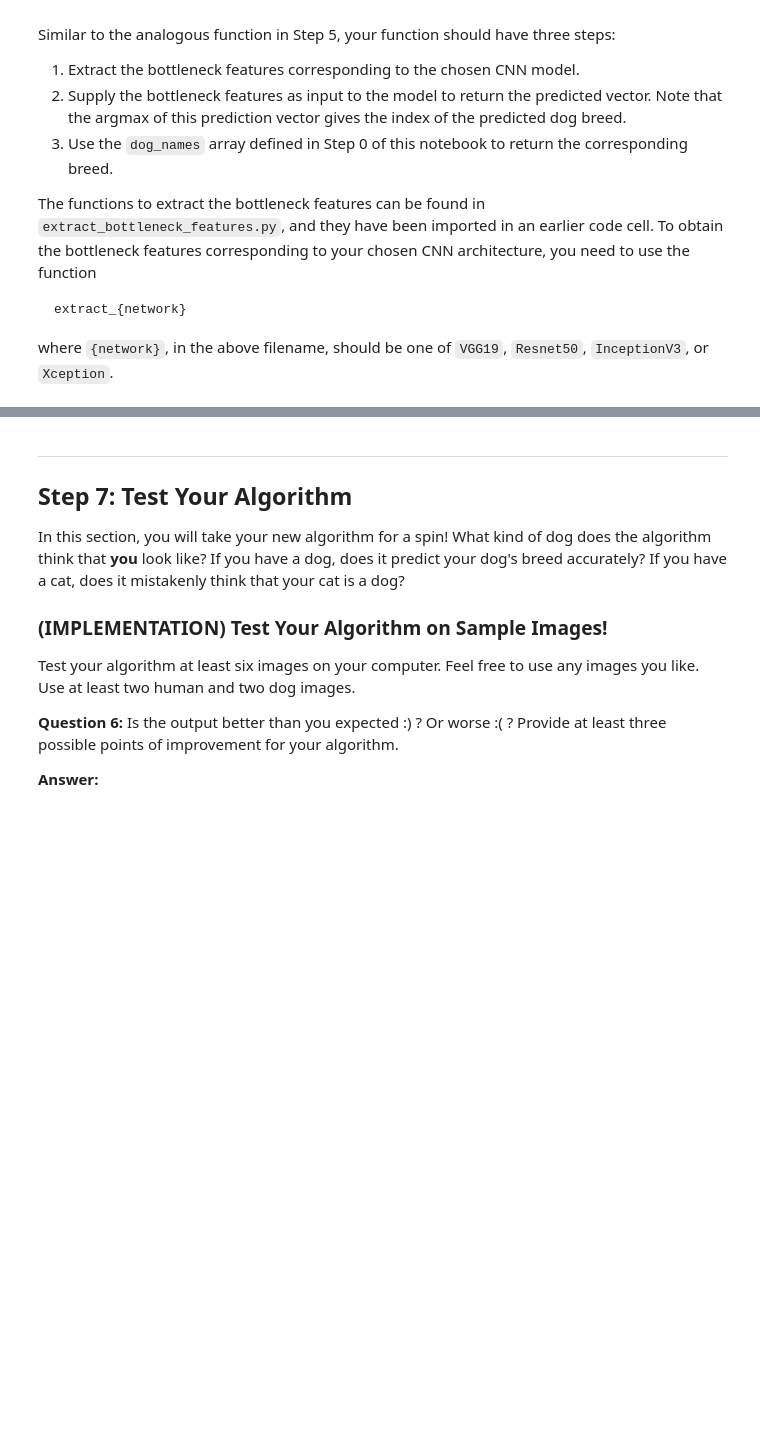
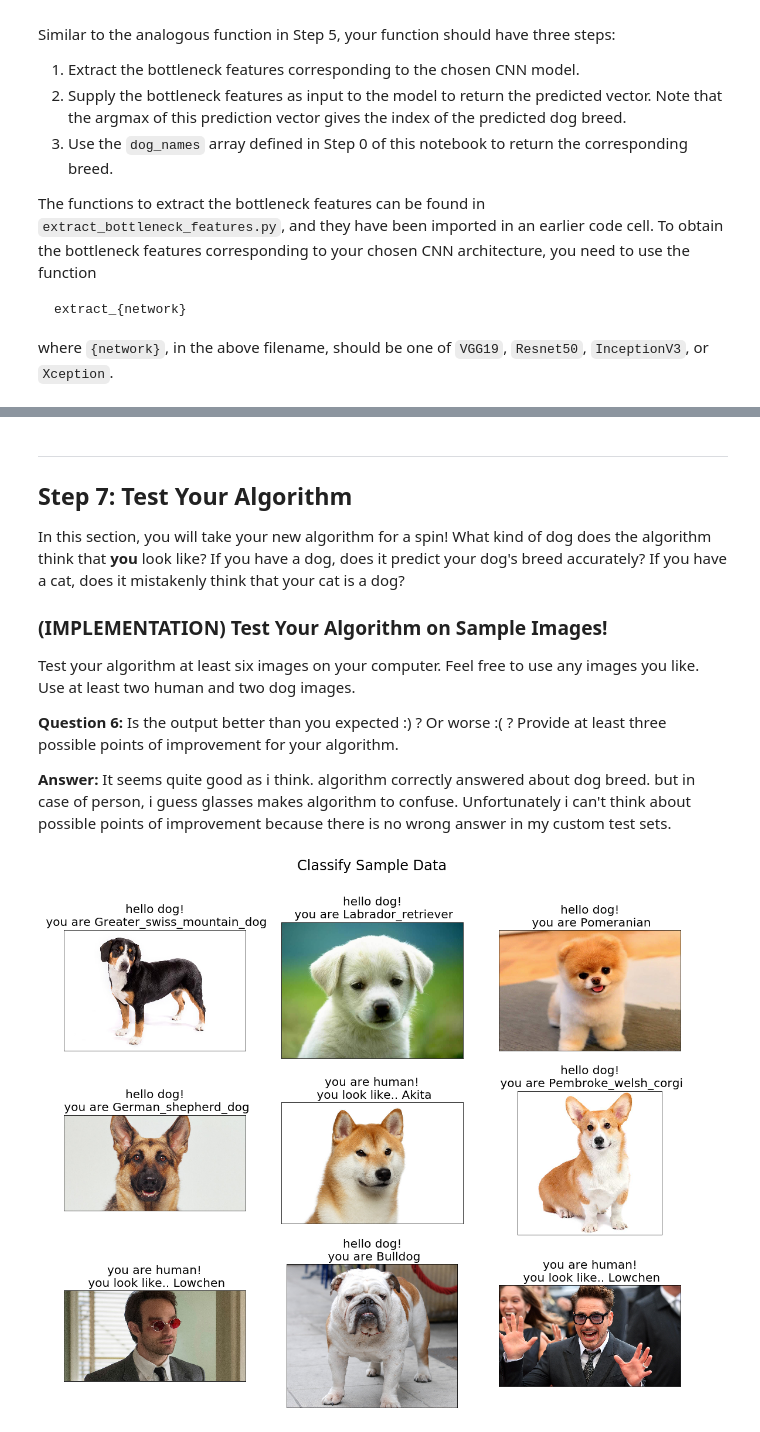
Before and after one commit to EJSohn/dog-project, a Jupyter notebook: dog_app.ipynb, the cells around one changed output, grey strips where cells are left out. Saved outputs shown, nothing was run; the diff lists cells and outputs as text; code cells hidden in the pictures; blank space fills up the shorter version.

```diff
--- a/dog_app.ipynb
+++ b/dog_app.ipynb
@@ -296,7 +294,9 @@ __Answer:__
 # %%
 ### TODO: Test the performance of the dog_detector function
 ### on the images in human_files_short and dog_files_short.
-
+human_files_short = human_files[:total_count]
+dog_files_short = train_files[:total_count]
+total_count = 100
 dog_detected_in_dog = 0.0
 human_detected_in_dog = 0.0
 
@@ -421,7 +424,7 @@ from keras.callbacks import ModelCheckpoint
 
 ### TODO: specify the number of epochs that you would like to use to train the model.
 
-epochs = 100
+epochs = 10
 
 ### Do NOT modify the code below this line.
 
@@ -733,20 +740,23 @@ Some sample output for our algorithm is provided below, but feel free to design
 # %%
 ### TODO: Write your algorithm.
 ### Feel free to use as many code cells as needed.
+
 
 def process_image(img_path):
     def Xception_dog_detector(img_path):
         img_feature = extract_Xception(path_to_tensor(img_path))
         return np.argmax(Xception_model.predict(img_feature))
-
-    if(face_detector(img_path)> 0):
-        return "Human"
-    else:
-        index = Xception_dog_detector(img_path)
-        if(index < 0):
-            return "Error"
+    index = Xception_dog_detector(img_path)
+    try:
+        if dog_detector(img_path):
+            # dog detected in image.
+            return "hello dog!\n you are {}".format(dog_names[index])
         else:
-            return dog_names[index]
+            # person detected in image.
+            return "you are human!\n you look like.. {}".format(dog_names[index])
+    except:
+        # in case out of range.
+        return "Error"
 # %% [markdown]
 ---
 <a id='step7'></a>
@@ -760,34 +770,36 @@ Test your algorithm at least six images on your computer.  Feel free to use any
 
 __Question 6:__ Is the output better than you expected :) ?  Or worse :( ?  Provide at least three possible points of improvement for your algorithm.
 
-__Answer:__
+__Answer:__ It seems quite good as i think. algorithm correctly answered about dog breed. but in case of person, i guess glasses makes algorithm to confuse. Unfortunately i can't think about possible points of improvement because there is no wrong answer in my custom test sets.
 # %%
 ## TODO: Execute your algorithm from Step 6 on
 ## at least 6 images on your computer.
 ## Feel free to use as many code cells as needed.
 import matplotlib.pyplot as plt
 import matplotlib.image as mpimg
 import glob, os, cv2
 import numpy as np
 import matplotlib.pyplot as plt
 
 
 def plot_images(imgPaths, labels, title):
     fig, ax = plt.subplots(3, 3, figsize=(15, 15))
     plt.suptitle(title, size=24)
     plt.setp(ax, xticks=[], yticks=[])
     plt.tight_layout(rect=[0, 0.1, 1, 0.9])
     plt.subplots_adjust(left=None, bottom=None, right=None, top=None, wspace=0.2, hspace=0.2)
     for i in range(3):
         for j in range(3):
             img = mpimg.imread(imgPaths[i*3 + j])
             ax[i][j].imshow(img)
             ax[i][j].set_title(labels[i*3 + j], fontsize = 20)
             ax[i][j].fontsize = 64
 
-files = ["dogImages/custom/" + str(x) for x in os.listdir("dogImages/custom")]
+files = ["custom/" + str(x) for x in os.listdir("custom")]
 nl = []
 
-for file in glob.glob("dogImages/custom/*"):
+for file in glob.glob("custom/*"):
     nl.append(process_image(file))
 plot_images(files, nl, 'Classify Sample Data')
+# %% [output]
+[figure, added]
```
Also changed, not shown: parts of 14 cells of this notebook, 1 other file.
